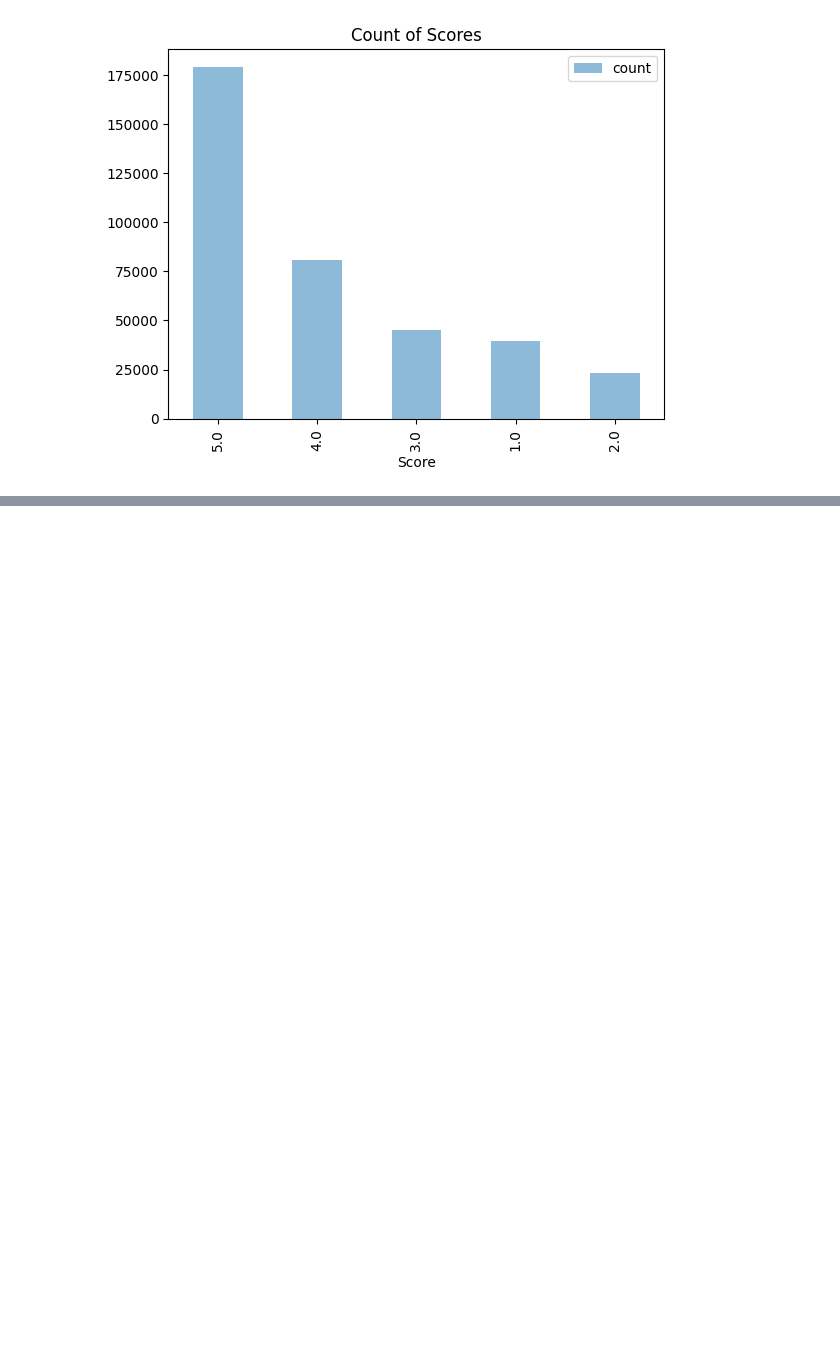
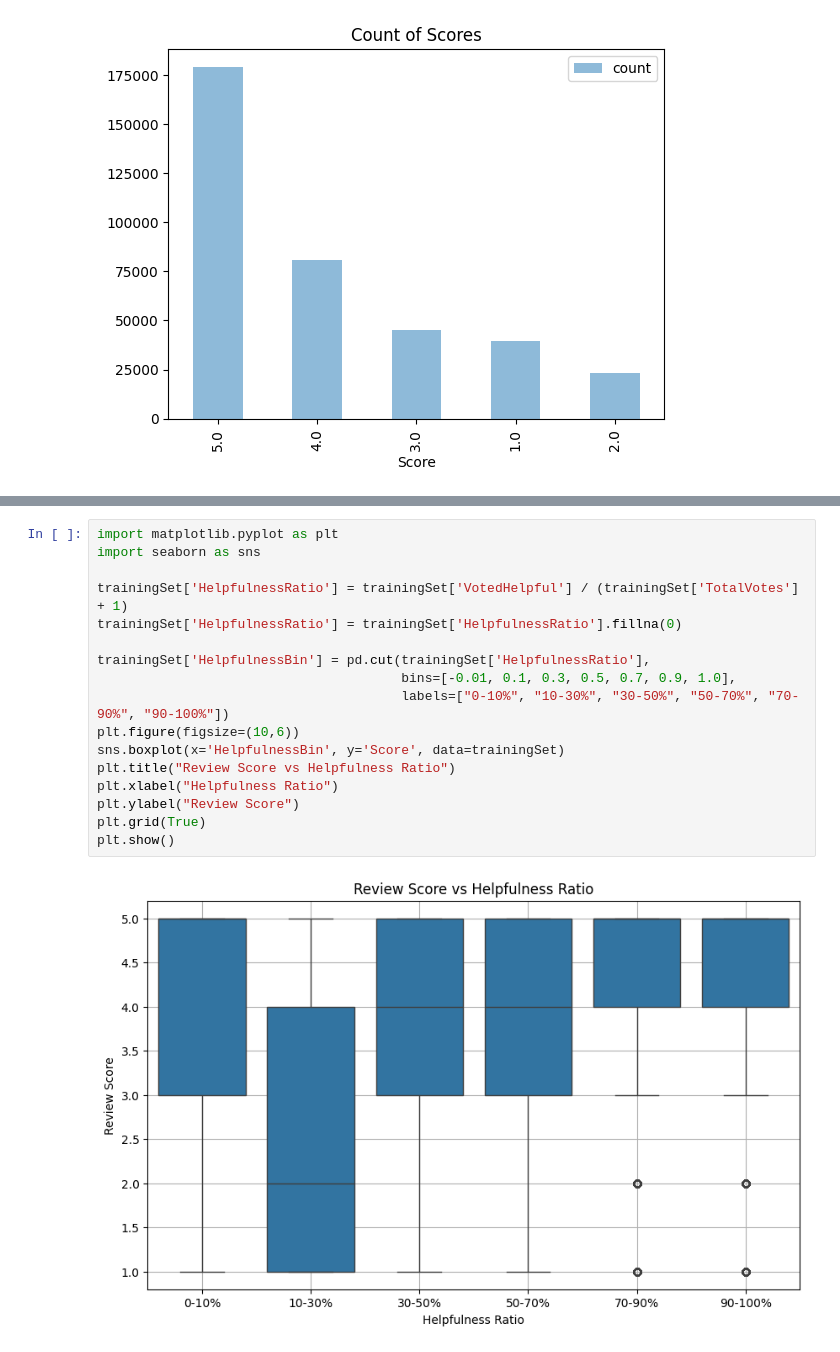
Before and after one commit to thoknee/cs506Midterm2, a Jupyter notebook: analysis.ipynb, the cells around one changed output, grey strips where cells are left out. Drawn from its saved outputs; the diff is of its cells as text; blank space fills up the shorter version.

```diff
--- a/analysis.ipynb
+++ b/analysis.ipynb
@@ -150,0 +128,19 @@ See the caveats in the documentation: https://pandas.pydata.org/pandas-docs/stab
+# %%
+import matplotlib.pyplot as plt
+import seaborn as sns
+
+trainingSet['HelpfulnessRatio'] = trainingSet['VotedHelpful'] / (trainingSet['TotalVotes'] + 1)
+trainingSet['HelpfulnessRatio'] = trainingSet['HelpfulnessRatio'].fillna(0)
+
+trainingSet['HelpfulnessBin'] = pd.cut(trainingSet['HelpfulnessRatio'],
+                                       bins=[-0.01, 0.1, 0.3, 0.5, 0.7, 0.9, 1.0],
+                                       labels=["0-10%", "10-30%", "30-50%", "50-70%", "70-90%", "90-100%"])
+plt.figure(figsize=(10,6))
+sns.boxplot(x='HelpfulnessBin', y='Score', data=trainingSet)
+plt.title("Review Score vs Helpfulness Ratio")
+plt.xlabel("Helpfulness Ratio")
+plt.ylabel("Review Score")
+plt.grid(True)
+plt.show()
+# %% [output]
+[figure, added]
```
Also changed, not shown: parts of 8 cells of this notebook, 2 other files.
